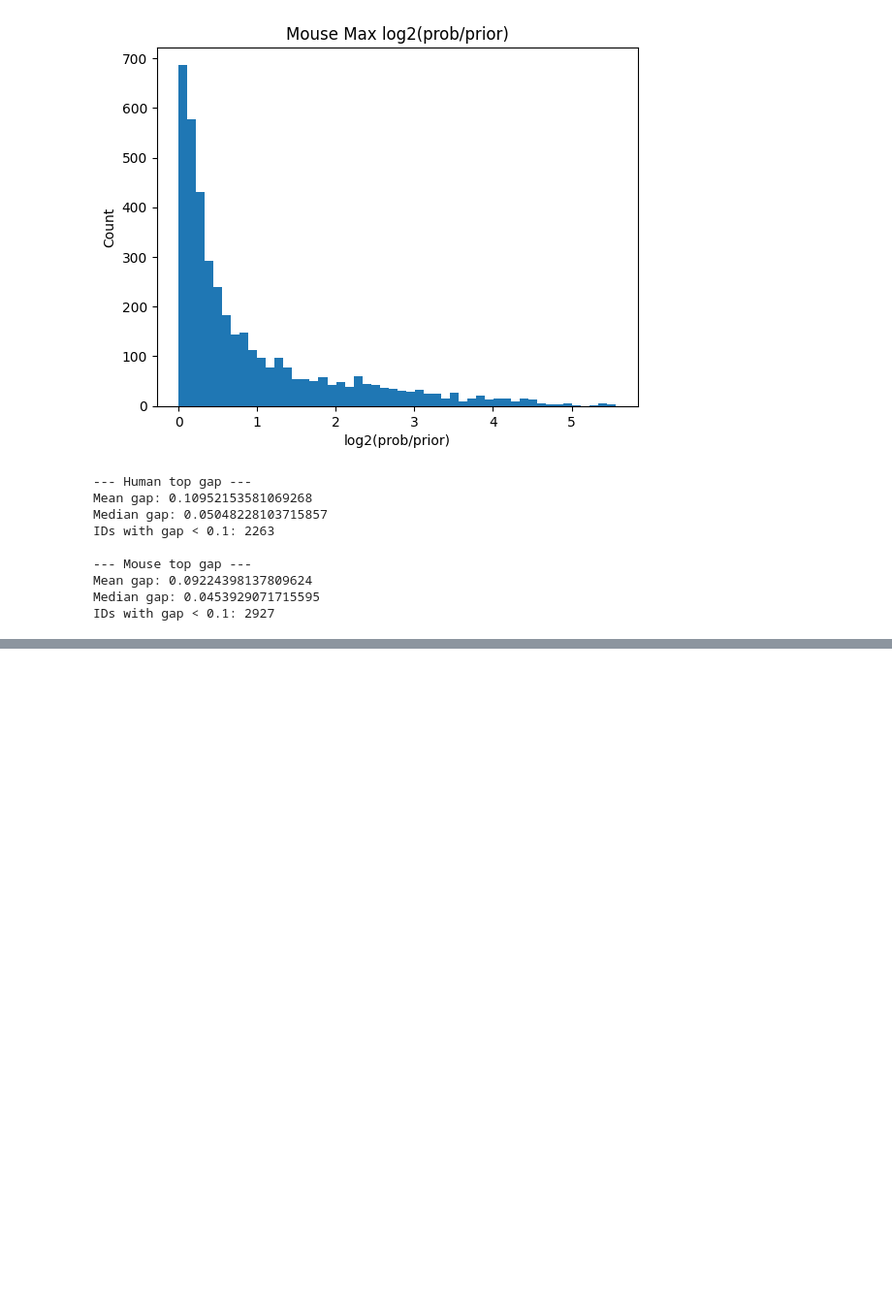
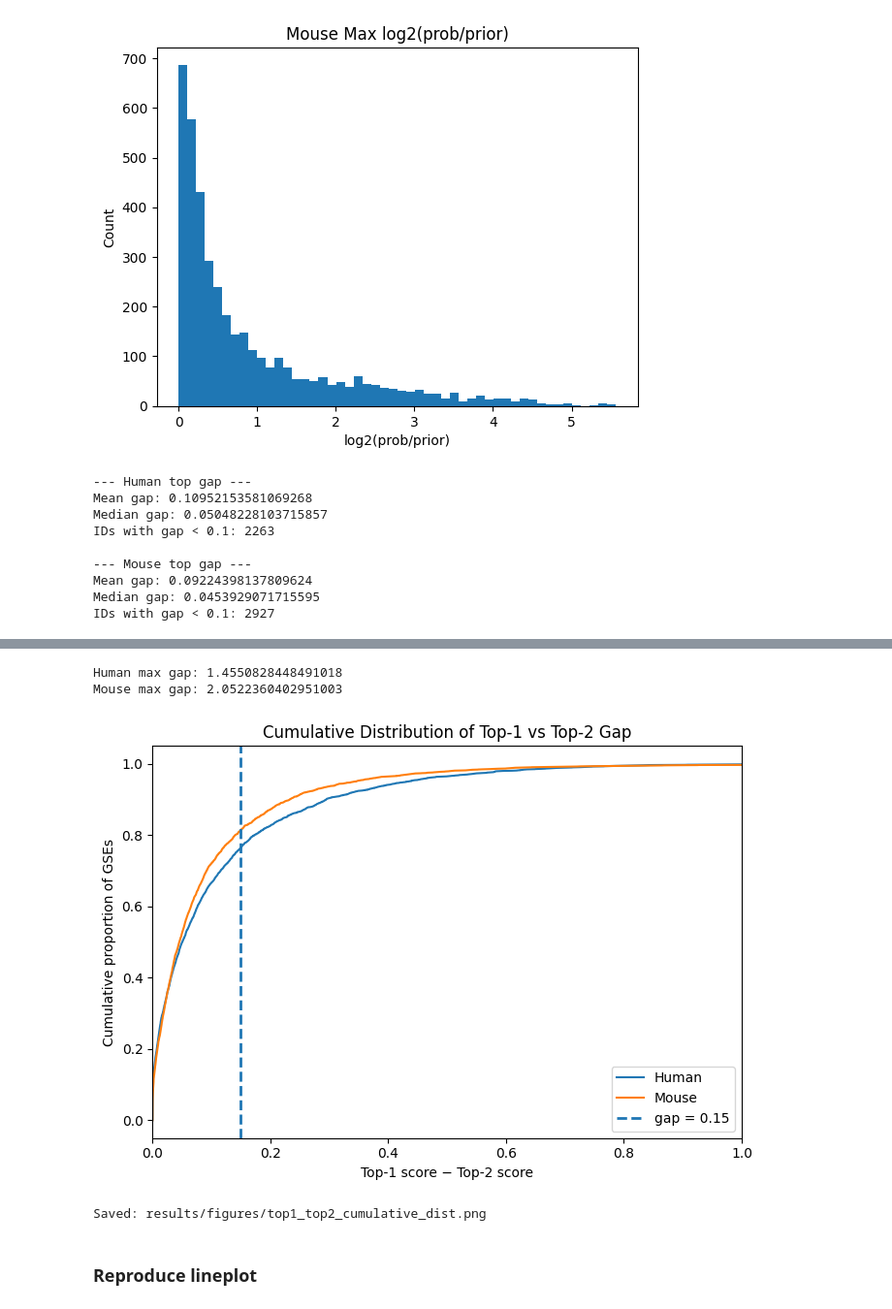
Before and after one commit to vbilsmith/txt2onto2.0_for_gold_standards, a Jupyter notebook: 02-result-validation.ipynb, the cells around one changed output, grey strips where cells are left out. Shown at 97% size. Cells and saved outputs as stored; diff of their text form; code cells hidden in the pictures; blank space fills up the shorter version.

```diff
--- a/02-result-validation.ipynb
+++ b/02-result-validation.ipynb
@@ -287,0 +477,38 @@ Mouse saved: (1257, 5)
+# %%
+print("Human max gap:", human_qc["top_gap"].max())
+print("Mouse max gap:", mouse_qc["top_gap"].max())
+# %% [output]
+Human max gap: 1.4550828448491018
+Mouse max gap: 2.0522360402951003
+# %%
+import numpy as np
+import matplotlib.pyplot as plt
+
+def plot_ecdf(values, label):
+    x = np.sort(values)
+    y = np.arange(1, len(x) + 1) / len(x)
+    plt.plot(x, y, label=label)
+
+plt.figure(figsize=(7, 5))
+
+plot_ecdf(human_qc["top_gap"], "Human")
+plot_ecdf(mouse_qc["top_gap"], "Mouse")
+
+plt.axvline(GAP_THRESHOLD, linestyle="--", linewidth=2, label=f"gap = {GAP_THRESHOLD}")
+
+plt.xlim(0, 1)
+plt.xlabel("Top-1 score − Top-2 score")
+plt.ylabel("Cumulative proportion of GSEs")
+plt.title("Cumulative Distribution of Top-1 vs Top-2 Gap")
+plt.legend()
+plt.tight_layout()
+out_path = "results/figures/top1_top2_cumulative_dist.png"
+plt.savefig(out_path, dpi=300, bbox_inches="tight")
+plt.show()
+
+print("Saved:", out_path)
+# %% [output]
+[figure, added]
+Saved: results/figures/top1_top2_cumulative_dist.png
+# %% [markdown]
+### Reproduce lineplot
```
Also changed, not shown: parts of 34 cells of this notebook, 17 other files.
